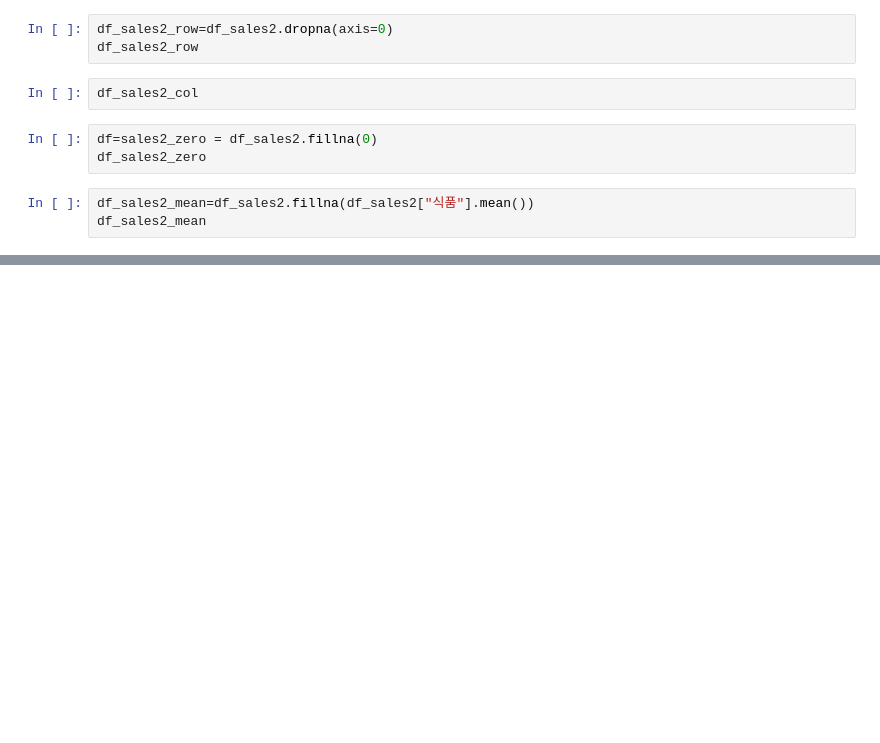
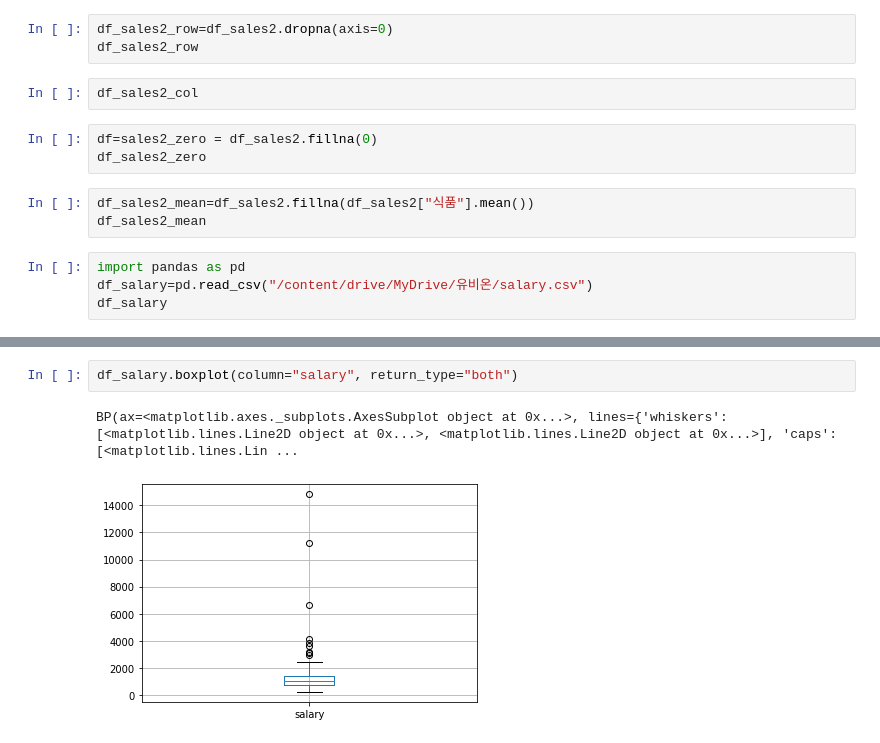
Before and after one commit to bigdatakang0000/START, a Jupyter notebook: 실습230103.ipynb, the cells around one changed output, grey strips where cells are left out. Drawn from its saved outputs; the diff is of its cells as text; blank space fills up the shorter version.

```diff
--- a/실습230103.ipynb
+++ b/실습230103.ipynb
@@ -273,3 +273,7 @@ df_sales2_zero
 # %%
 df_sales2_mean=df_sales2.fillna(df_sales2["식품"].mean())
 df_sales2_mean
+# %%
+import pandas as pd
+df_salary=pd.read_csv("/content/drive/MyDrive/유비온/salary.csv")
+df_salary
@@ -275,0 +294,5 @@ df_sales2_mean
+# %%
+df_salary.boxplot(column="salary", return_type="both")
+# %% [output]
+BP(ax=<matplotlib.axes._subplots.AxesSubplot object at 0x...>, lines={'whiskers': [<matplotlib.lines.Line2D object at 0x...>, <matplotlib.lines.Line2D object at 0x...>], 'caps': [<matplotlib.lines.Lin ...
+[figure, added]
```
Also changed, not shown: parts of 7 cells of this notebook.
